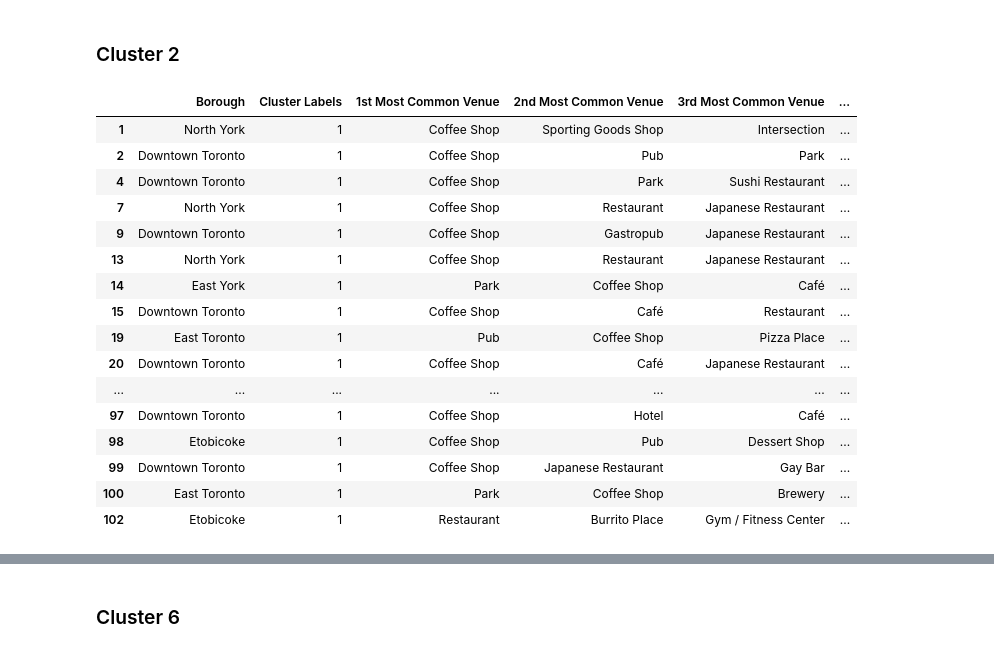
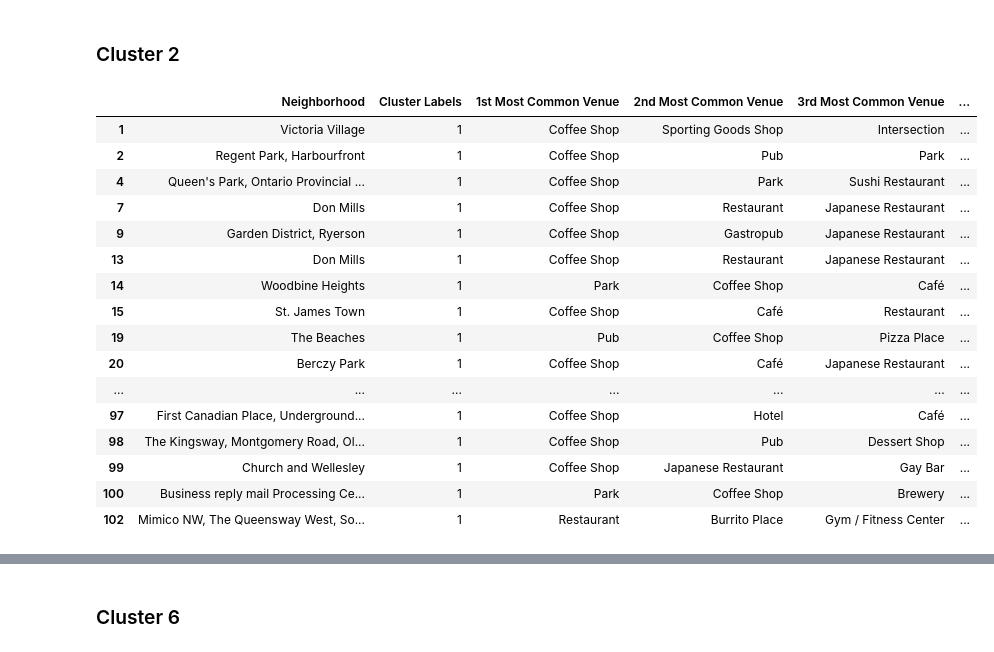
Before and after one commit to xLinkoln/ibm_DataScienceCapstone, a Jupyter notebook: IBM Data Science Capstone Project.ipynb, the cells around one changed output, grey strips where cells are left out. Saved outputs shown, nothing was run; the diff lists cells and outputs as text; code cells hidden in the pictures.

```diff
--- a/IBM Data Science Capstone Project.ipynb
+++ b/IBM Data Science Capstone Project.ipynb
@@ -135,8 +135,8 @@ map_newyork
 [interactive output not drawn]
 # %%
 # Initialize Foresqare
-CLIENT_ID = '#' # your Foursquare ID
-CLIENT_SECRET = '#' # your Foursquare Secret
+CLIENT_ID = 'Y4SPYFQGWXXVGSNSI3M5PARWTNYUBHWCHXQYD2BJA5VP3PFA' # your Foursquare ID
+CLIENT_SECRET = 'U4TXUQUZFRDVPRKBF4TL5RS5VQTDKUU4QNEE2ZFHG2AZW0YN' # your Foursquare Secret
 VERSION = '20180605' # Foursquare API version
 LIMIT = 100 # A default Foursquare API limit value
 
@@ -452,22 +486,23 @@ toronto_merged.loc[toronto_merged['Cluster Labels'] == 0, toronto_merged.columns
 # %% [markdown]
 ### Cluster 2
 # %%
-toronto_merged.loc[toronto_merged['Cluster Labels'] == 1, toronto_merged.columns[[1] + list(range(5, toronto_merged.shape[1]))]]
+cluster2 = toronto_merged.loc[toronto_merged['Cluster Labels'] == 1, toronto_merged.columns[[2] + list(range(5, toronto_merged.shape[1]))]]
+cluster2
 # %% [output]
-|  | Borough | Cluster Labels | 1st Most Common Venue | 2nd Most Common Venue | 3rd Most Common Venue | ... |
-| 1 | North York | 1 | Coffee Shop | Sporting Goods Shop | Intersection | ... |
-| 2 | Downtown Toronto | 1 | Coffee Shop | Pub | Park | ... |
-| 4 | Downtown Toronto | 1 | Coffee Shop | Park | Sushi Restaurant | ... |
-| 7 | North York | 1 | Coffee Shop | Restaurant | Japanese Restaurant | ... |
-| 9 | Downtown Toronto | 1 | Coffee Shop | Gastropub | Japanese Restaurant | ... |
-| 13 | North York | 1 | Coffee Shop | Restaurant | Japanese Restaurant | ... |
-| 14 | East York | 1 | Park | Coffee Shop | Café | ... |
-| 15 | Downtown Toronto | 1 | Coffee Shop | Café | Restaurant | ... |
-| 19 | East Toronto | 1 | Pub | Coffee Shop | Pizza Place | ... |
-| 20 | Downtown Toronto | 1 | Coffee Shop | Café | Japanese Restaurant | ... |
+|  | Neighborhood | Cluster Labels | 1st Most Common Venue | 2nd Most Common Venue | 3rd Most Common Venue | ... |
+| 1 | Victoria Village | 1 | Coffee Shop | Sporting Goods Shop | Intersection | ... |
+| 2 | Regent Park, Harbourfront | 1 | Coffee Shop | Pub | Park | ... |
+| 4 | Queen's Park, Ontario Provincial ... | 1 | Coffee Shop | Park | Sushi Restaurant | ... |
+| 7 | Don Mills | 1 | Coffee Shop | Restaurant | Japanese Restaurant | ... |
+| 9 | Garden District, Ryerson | 1 | Coffee Shop | Gastropub | Japanese Restaurant | ... |
+| 13 | Don Mills | 1 | Coffee Shop | Restaurant | Japanese Restaurant | ... |
+| 14 | Woodbine Heights | 1 | Park | Coffee Shop | Café | ... |
+| 15 | St. James Town | 1 | Coffee Shop | Café | Restaurant | ... |
+| 19 | The Beaches | 1 | Pub | Coffee Shop | Pizza Place | ... |
+| 20 | Berczy Park | 1 | Coffee Shop | Café | Japanese Restaurant | ... |
 | ... | ... | ... | ... | ... | ... | ... |
-| 97 | Downtown Toronto | 1 | Coffee Shop | Hotel | Café | ... |
-| 98 | Etobicoke | 1 | Coffee Shop | Pub | Dessert Shop | ... |
-| 99 | Downtown Toronto | 1 | Coffee Shop | Japanese Restaurant | Gay Bar | ... |
-| 100 | East Toronto | 1 | Park | Coffee Shop | Brewery | ... |
-| 102 | Etobicoke | 1 | Restaurant | Burrito Place | Gym / Fitness Center | ... |
+| 97 | First Canadian Place, Underground... | 1 | Coffee Shop | Hotel | Café | ... |
+| 98 | The Kingsway, Montgomery Road, Ol... | 1 | Coffee Shop | Pub | Dessert Shop | ... |
+| 99 | Church and Wellesley | 1 | Coffee Shop | Japanese Restaurant | Gay Bar | ... |
+| 100 | Business reply mail Processing Ce... | 1 | Park | Coffee Shop | Brewery | ... |
+| 102 | Mimico NW, The Queensway West, So... | 1 | Restaurant | Burrito Place | Gym / Fitness Center | ... |
```
Also changed, not shown: parts of 13 cells of this notebook.
